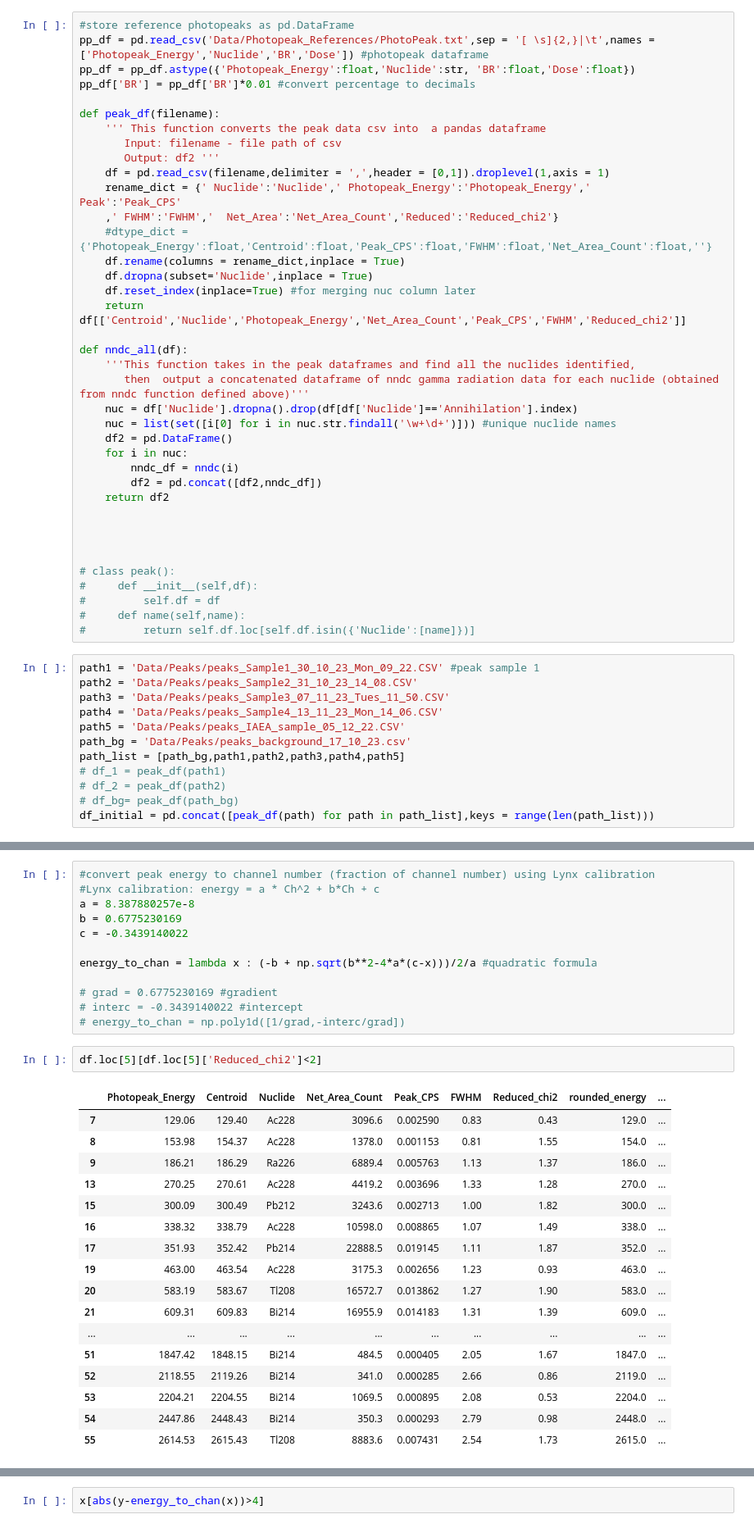
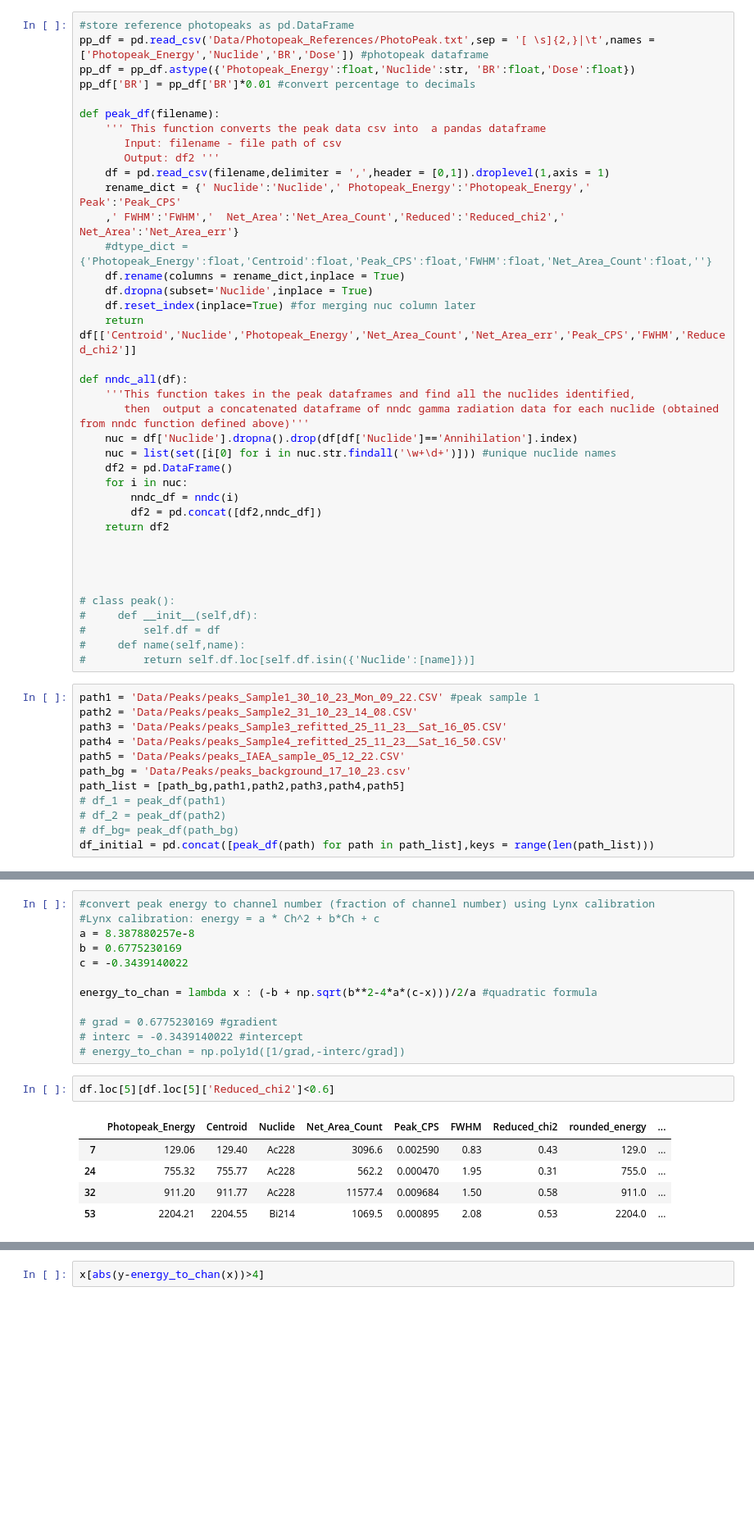
Before and after one commit to ngcnpeter/HPGe_lab_y3, a Jupyter notebook: spectal_analysis.ipynb, the cells around one changed output, grey strips where cells are left out. Shown at 82% size. Saved outputs shown, nothing was run; the diff lists cells and outputs as text; blank space fills up the shorter version.

```diff
--- a/spectal_analysis.ipynb
+++ b/spectal_analysis.ipynb
@@ -112,12 +113,12 @@ def peak_df(filename):
        Output: df2 '''
     df = pd.read_csv(filename,delimiter = ',',header = [0,1]).droplevel(1,axis = 1)
     rename_dict = {' Nuclide':'Nuclide',' Photopeak_Energy':'Photopeak_Energy','      Peak':'Peak_CPS'
-    ,' FWHM':'FWHM','  Net_Area':'Net_Area_Count','Reduced':'Reduced_chi2'}
+    ,' FWHM':'FWHM','  Net_Area':'Net_Area_Count','Reduced':'Reduced_chi2','   Net_Area':'Net_Area_err'}
     #dtype_dict = {'Photopeak_Energy':float,'Centroid':float,'Peak_CPS':float,'FWHM':float,'Net_Area_Count':float,''}
     df.rename(columns = rename_dict,inplace = True)
     df.dropna(subset='Nuclide',inplace = True)
     df.reset_index(inplace=True) #for merging nuc column later
-    return df[['Centroid','Nuclide','Photopeak_Energy','Net_Area_Count','Peak_CPS','FWHM','Reduced_chi2']]
+    return df[['Centroid','Nuclide','Photopeak_Energy','Net_Area_Count','Net_Area_err','Peak_CPS','FWHM','Reduced_chi2']]
 
 def nndc_all(df):
     '''This function takes in the peak dataframes and find all the nuclides identified,
@@ -141,8 +142,8 @@ def nndc_all(df):
 # %%
 path1 = 'Data/Peaks/peaks_Sample1_30_10_23_Mon_09_22.CSV' #peak sample 1
 path2 = 'Data/Peaks/peaks_Sample2_31_10_23_14_08.CSV'
-path3 = 'Data/Peaks/peaks_Sample3_07_11_23_Tues_11_50.CSV'
-path4 = 'Data/Peaks/peaks_Sample4_13_11_23_Mon_14_06.CSV'
+path3 = 'Data/Peaks/peaks_Sample3_refitted_25_11_23__Sat_16_05.CSV'
+path4 = 'Data/Peaks/peaks_Sample4_refitted_25_11_23__Sat_16_50.CSV'
 path5 = 'Data/Peaks/peaks_IAEA_sample_05_12_22.CSV'
 path_bg = 'Data/Peaks/peaks_background_17_10_23.csv'
 path_list = [path_bg,path1,path2,path3,path4,path5]
@@ -260,25 +261,13 @@ energy_to_chan = lambda x : (-b + np.sqrt(b**2-4*a*(c-x)))/2/a #quadratic formul
 # interc = -0.3439140022 #intercept
 # energy_to_chan = np.poly1d([1/grad,-interc/grad])
 # %%
-df.loc[5][df.loc[5]['Reduced_chi2']<2]
+df.loc[5][df.loc[5]['Reduced_chi2']<0.6]
 # %% [output]
 |  | Photopeak_Energy | Centroid | Nuclide | Net_Area_Count | Peak_CPS | FWHM | Reduced_chi2 | rounded_energy | ... |
 | 7 | 129.06 | 129.40 | Ac228 | 3096.6 | 0.002590 | 0.83 | 0.43 | 129.0 | ... |
-| 8 | 153.98 | 154.37 | Ac228 | 1378.0 | 0.001153 | 0.81 | 1.55 | 154.0 | ... |
-| 9 | 186.21 | 186.29 | Ra226 | 6889.4 | 0.005763 | 1.13 | 1.37 | 186.0 | ... |
-| 13 | 270.25 | 270.61 | Ac228 | 4419.2 | 0.003696 | 1.33 | 1.28 | 270.0 | ... |
-| 15 | 300.09 | 300.49 | Pb212 | 3243.6 | 0.002713 | 1.00 | 1.82 | 300.0 | ... |
-| 16 | 338.32 | 338.79 | Ac228 | 10598.0 | 0.008865 | 1.07 | 1.49 | 338.0 | ... |
-| 17 | 351.93 | 352.42 | Pb214 | 22888.5 | 0.019145 | 1.11 | 1.87 | 352.0 | ... |
-| 19 | 463.00 | 463.54 | Ac228 | 3175.3 | 0.002656 | 1.23 | 0.93 | 463.0 | ... |
-| 20 | 583.19 | 583.67 | Tl208 | 16572.7 | 0.013862 | 1.27 | 1.90 | 583.0 | ... |
-| 21 | 609.31 | 609.83 | Bi214 | 16955.9 | 0.014183 | 1.31 | 1.39 | 609.0 | ... |
-| ... | ... | ... | ... | ... | ... | ... | ... | ... | ... |
-| 51 | 1847.42 | 1848.15 | Bi214 | 484.5 | 0.000405 | 2.05 | 1.67 | 1847.0 | ... |
-| 52 | 2118.55 | 2119.26 | Bi214 | 341.0 | 0.000285 | 2.66 | 0.86 | 2119.0 | ... |
+| 24 | 755.32 | 755.77 | Ac228 | 562.2 | 0.000470 | 1.95 | 0.31 | 755.0 | ... |
+| 32 | 911.20 | 911.77 | Ac228 | 11577.4 | 0.009684 | 1.50 | 0.58 | 911.0 | ... |
 | 53 | 2204.21 | 2204.55 | Bi214 | 1069.5 | 0.000895 | 2.08 | 0.53 | 2204.0 | ... |
-| 54 | 2447.86 | 2448.43 | Bi214 | 350.3 | 0.000293 | 2.79 | 0.98 | 2448.0 | ... |
-| 55 | 2614.53 | 2615.43 | Tl208 | 8883.6 | 0.007431 | 2.54 | 1.73 | 2615.0 | ... |
 # %%
 #df_new = df_1.dropna(subset = ['Photopeak_Energy']) #drop unidentified peaks
 df_new = df.loc[5][df.loc[5]['Reduced_chi2']<2] #omit peaks with poor fit (reduced chi2 >2)
```
Also changed, not shown: parts of 28 cells of this notebook, 7 other files.
